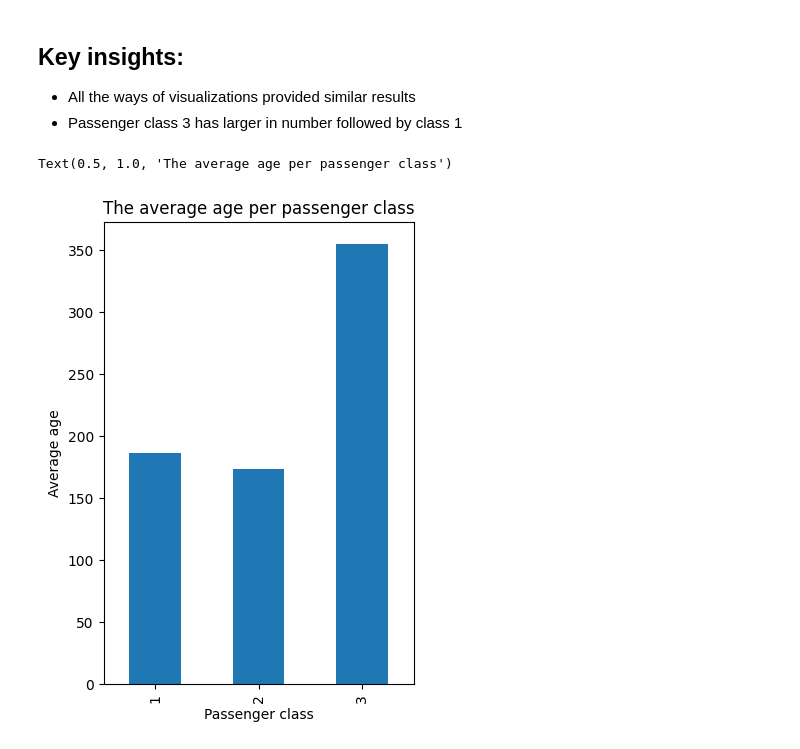
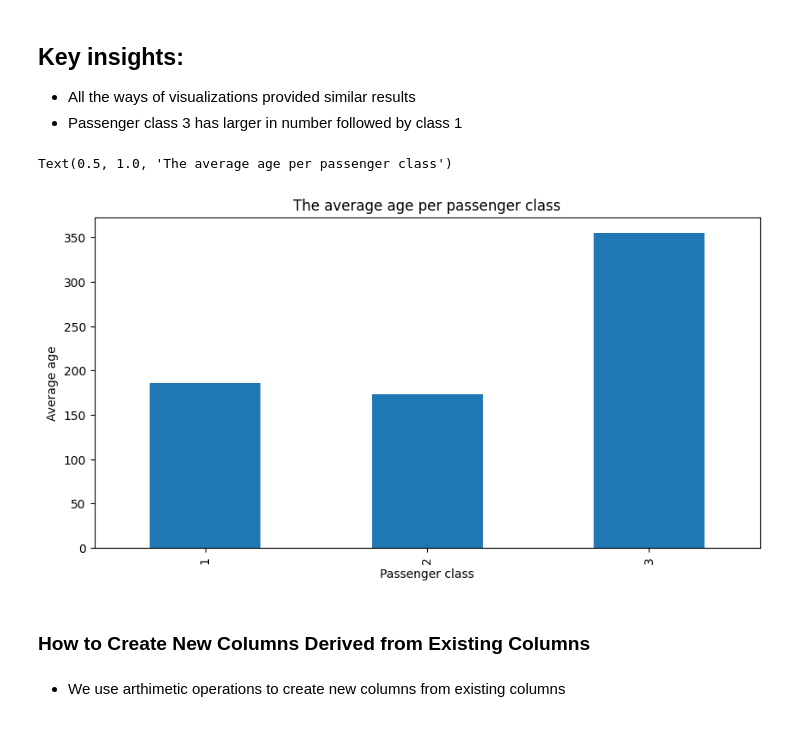
Before and after one commit to ake369/python_tutorial, a Jupyter notebook: notebooks/pandas.ipynb, the cells around one changed output. Cells and saved outputs as stored; diff of their text form; code cells hidden in the pictures.

```diff
--- a/notebooks/pandas.ipynb
+++ b/notebooks/pandas.ipynb
@@ -378,11 +378,15 @@ plt.show()
 # %%
 groupby_data= titanic.groupby('pclass')['age'].count()
 # %%
-plt.figure(figsize=(4,6))
+plt.figure(figsize=(10,5))
 groupby_data.plot(kind='bar',x='pclass',y='age')
 plt.xlabel('Passenger class')
 plt.ylabel('Average age')
 plt.title('The average age per passenger class')
 # %% [output]
 Text(0.5, 1.0, 'The average age per passenger class')
-[figure, old version]
+[figure, new version]
+# %% [markdown]
+### How to Create New Columns Derived from Existing Columns
+# %% [markdown]
+- We use arthimetic operations to create new columns from existing columns
```
Also changed, not shown: parts of 40 cells of this notebook.
